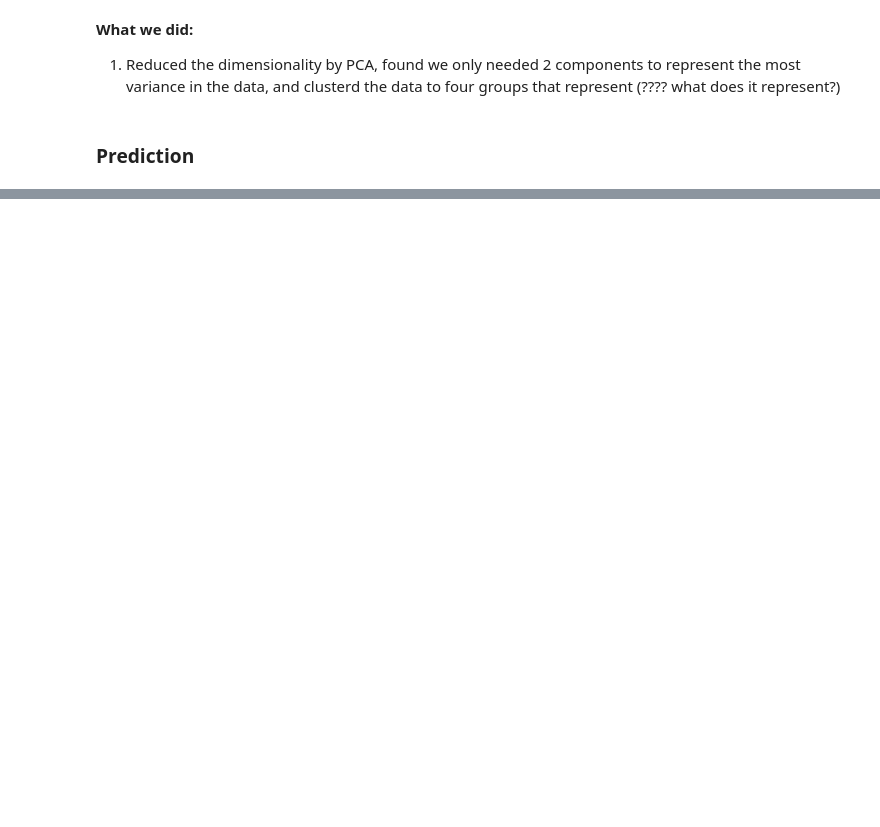
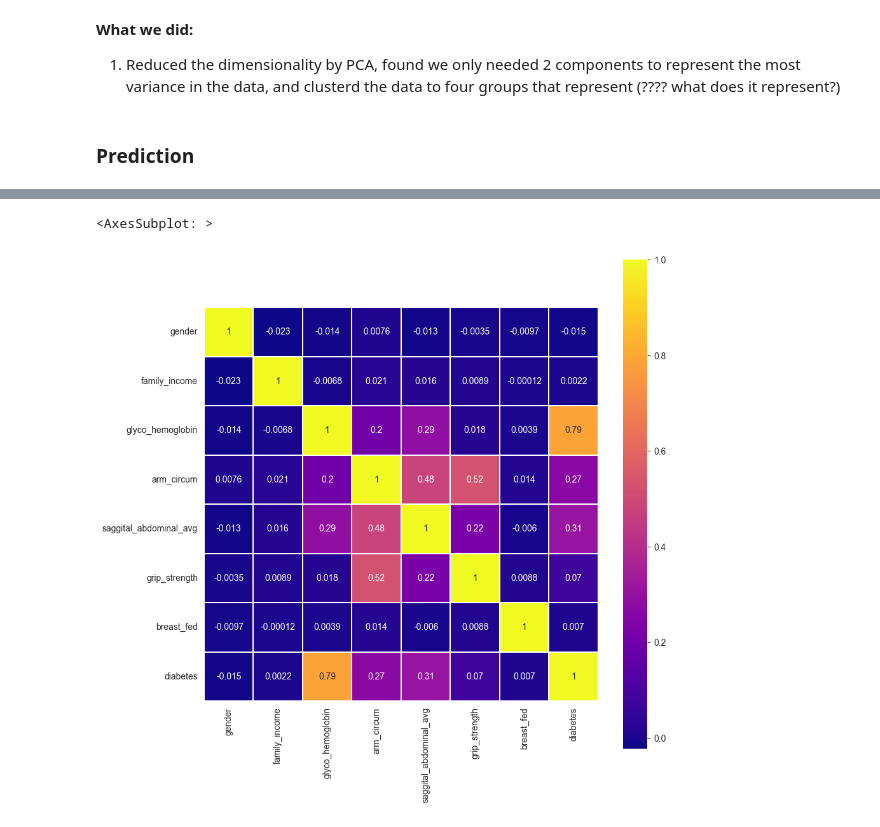
Before and after one commit to ErinPhillips/data_mining_midterm, a Jupyter notebook: diabetes.ipynb, the cells around one changed output, grey strips where cells are left out. Drawn from its saved outputs; the diff is of its cells as text; code cells hidden in the pictures; blank space fills up the shorter version.

```diff
--- a/diabetes.ipynb
+++ b/diabetes.ipynb
@@ -572,5 +591,6 @@ df_new
 # %% [markdown]
 ### **Prediction**
 # %%
-df2 = df.loc[:, ['id', 'gender', 'us_citizen', 'family_income','glyco_hemoglobin', 'arm_circum',
-                'saggital_abdominal', 'grip_strength', 'breast_fed']]
+df2 = df.loc[:, ['id', 'gender', 'family_income','glyco_hemoglobin', 'arm_circum',
+                'saggital_abdominal_avg', 'grip_strength', 'breast_fed']]
+df2.describe()
@@ -586,0 +607,3 @@ In this notebook, we used National Health and Nutrition Examination Survey (NHAN
+# %%
+sel = VarianceThreshold(threshold=(.8 * (1 - .8)))
+sel.fit_transform(df2)
@@ -586,0 +624,8 @@ In this notebook, we used National Health and Nutrition Examination Survey (NHAN
+# %%
+# Using GlycoHemoglobin we can create a Diabetes column that determines if someone is diabetec = 2,
+# pre-diabetic = 1, or not diabetic = 0
+df2.loc[df2['glyco_hemoglobin'] < 6.0, 'diabetes'] = 0
+df2.loc[(df2['glyco_hemoglobin'] >= 6.0) & (df2['glyco_hemoglobin'] <= 6.4), 'diabetes'] = 1
+df2.loc[df2['glyco_hemoglobin'] >= 6.5, 'diabetes'] = 2
+
+df2.head(10)
@@ -586,0 +644,9 @@ In this notebook, we used National Health and Nutrition Examination Survey (NHAN
+# %%
+cmap = plt.cm.plasma
+plt.figure(figsize=(10,10))
+plt.title('Diabetes Target Features Heatmap')
+sns.heatmap(df2.astype(float).drop(axis=1, labels='id').corr(), linewidths=0.1, vmax=1.0, square=True, cmap=cmap, annot=True)
+# plot a heatmap should show that glycohemoglobin is a good sign of determining diabetes
+# %% [output]
+<AxesSubplot: >
+[figure, added]
```
Also changed, not shown: parts of 38 cells of this notebook.
